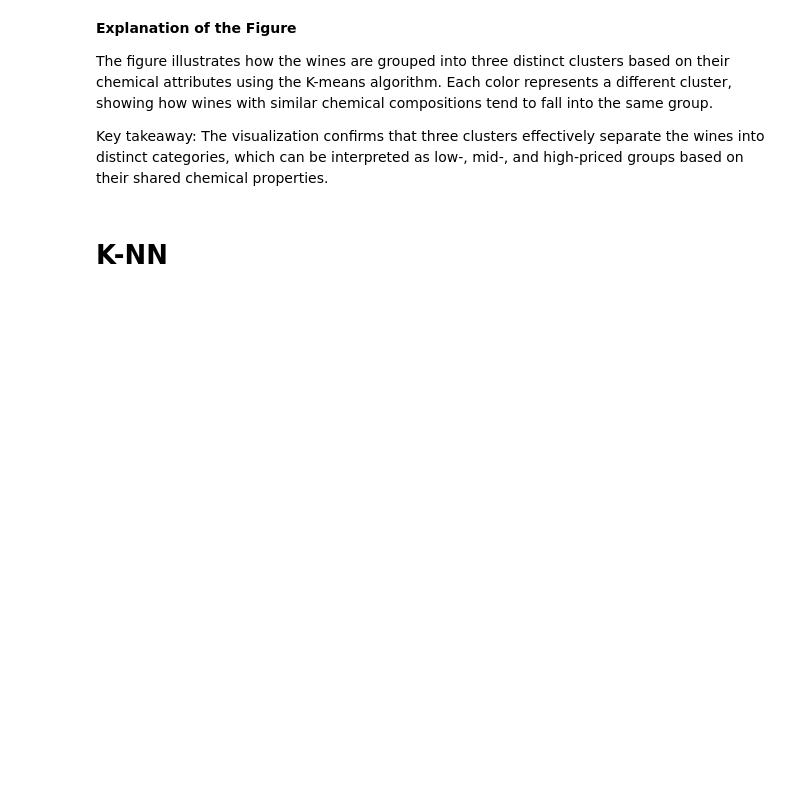
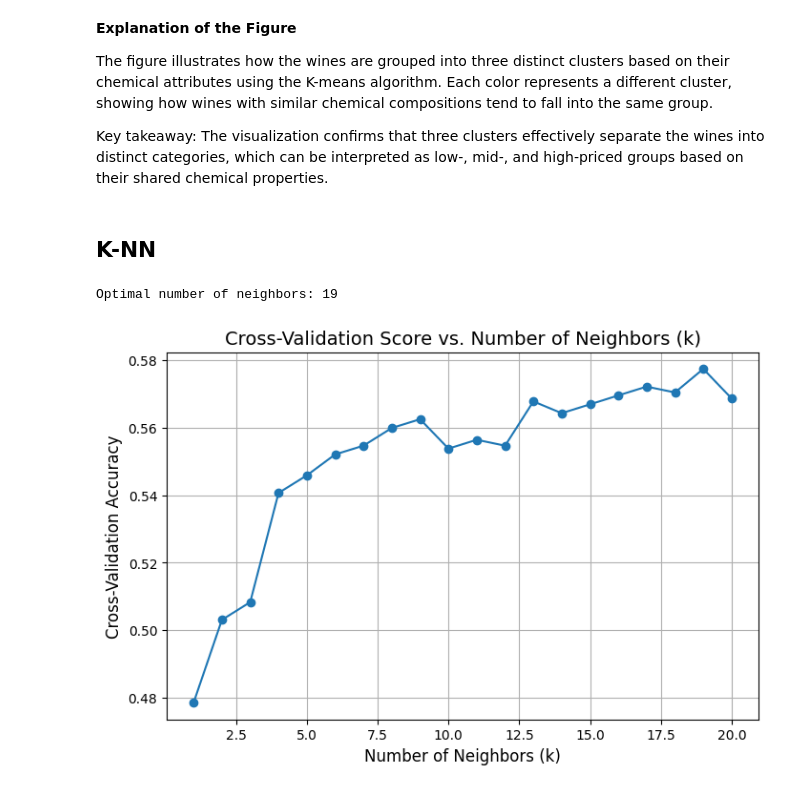
Before and after one commit to orchlonn/CS-456, a Jupyter notebook: Labs/Lab-4/lab4.ipynb, the cells around one changed output. Drawn from its saved outputs; the diff is of its cells as text; code cells hidden in the pictures; blank space fills up the shorter version.

```diff
--- a/Labs/Lab-4/lab4.ipynb
+++ b/Labs/Lab-4/lab4.ipynb
@@ -515,4 +515,40 @@ The figure illustrates how the wines are grouped into three distinct clusters ba
 
 Key takeaway: The visualization confirms that three clusters effectively separate the wines into distinct categories, which can be interpreted as low-, mid-, and high-priced groups based on their shared chemical properties.
 # %% [markdown]
-# K-NN
+## K-NN
+# %%
+from sklearn.neighbors import KNeighborsClassifier
+from sklearn.model_selection import cross_val_score
+import matplotlib.pyplot as plt
+
+X = wine_df[features]        # chemical attributes
+y = wine_df['quality']       # target variable (wine quality)
+
+# standardize features
+from sklearn.preprocessing import StandardScaler
+X_scaled = StandardScaler().fit_transform(X)
+
+# test multiple k values
+k_values = range(1, 21)
+cv_scores = []
+
+for k in k_values:
+    knn = KNeighborsClassifier(n_neighbors=k)
+    scores = cross_val_score(knn, X_scaled, y, cv=5)  # 5-fold cross-validation
+    cv_scores.append(scores.mean())
+
+# find the best k
+optimal_k = k_values[np.argmax(cv_scores)]
+print(f"Optimal number of neighbors: {optimal_k}")
+# %% [output]
+Optimal number of neighbors: 19
+# %%
+plt.figure(figsize=(8,5))
+plt.plot(k_values, cv_scores, marker='o')
+plt.title('Cross-Validation Score vs. Number of Neighbors (k)', fontsize=14)
+plt.xlabel('Number of Neighbors (k)', fontsize=12)
+plt.ylabel('Cross-Validation Accuracy', fontsize=12)
+plt.grid(True)
+plt.show()
+# %% [output]
+[figure, added]
```
Also changed, not shown: parts of 1 cell of this notebook.
